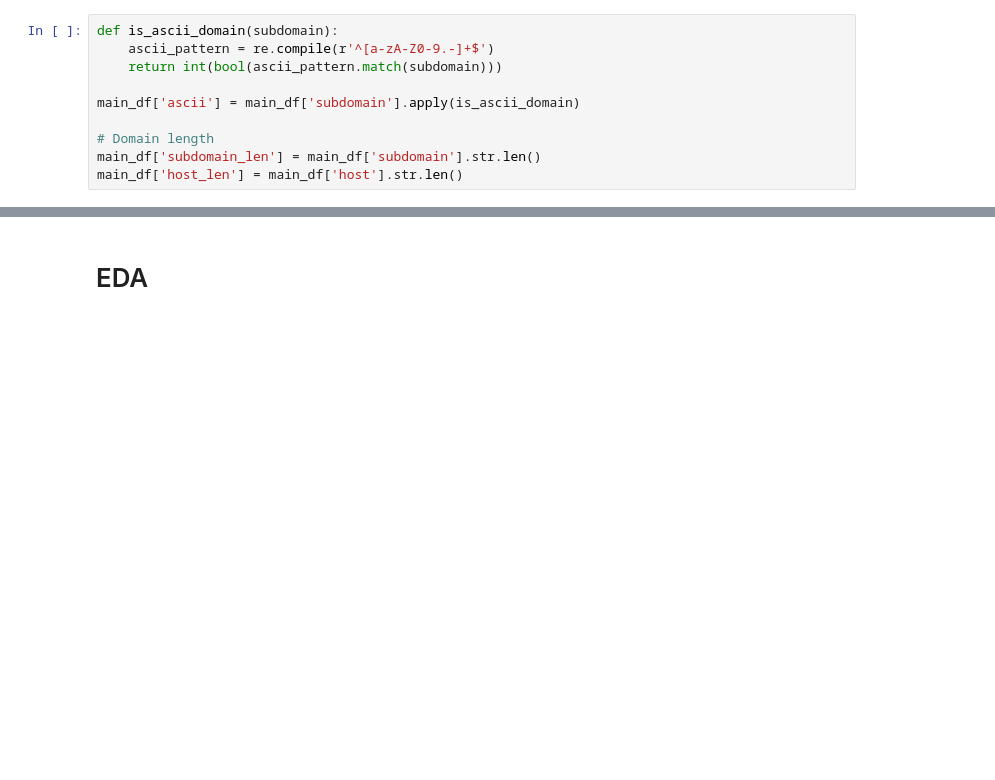
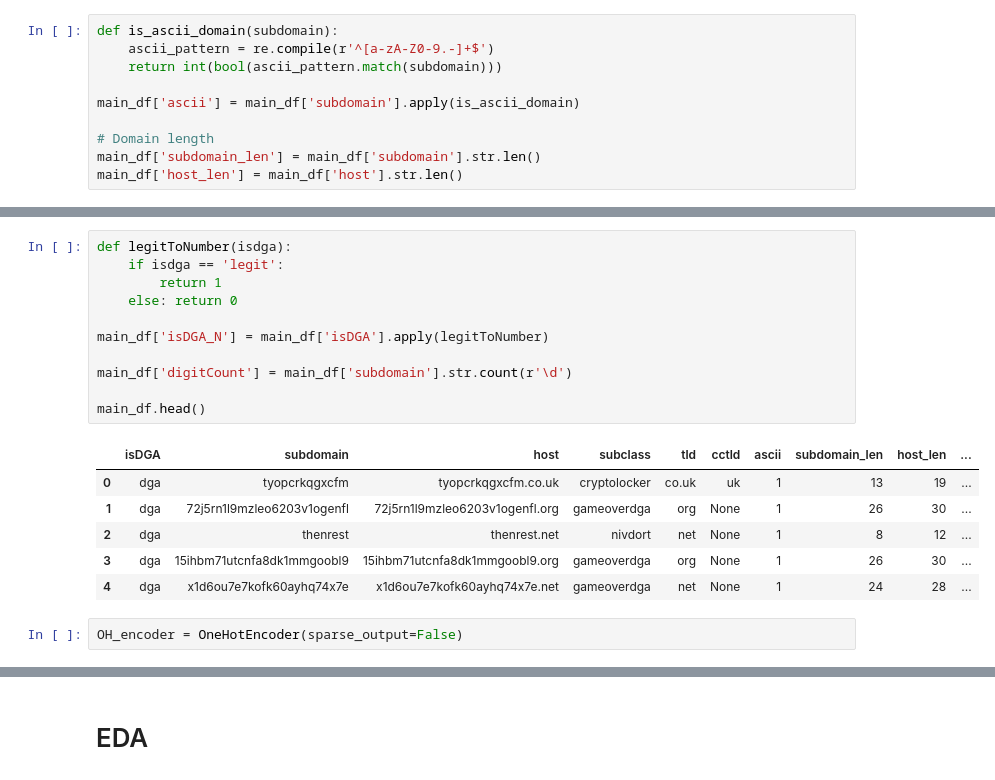
Before and after one commit to ezishr/cybersecurity, a Jupyter notebook: eda.ipynb, the cells around one changed output, grey strips where cells are left out. Cells and saved outputs as stored; diff of their text form; blank space fills up the shorter version.

```diff
--- a/eda.ipynb
+++ b/eda.ipynb
@@ -50,3 +72,23 @@ main_df['subdomain_consonant_count'] = main_df['subdomain'].str.lower().str.coun
 
 # Has Numeric - boolean to int type
 main_df['has_num'] = main_df['subdomain'].str.contains(r'\d').astype(int)
+# %%
+def legitToNumber(isdga):
+    if isdga == 'legit':
+        return 1
+    else: return 0
+
+main_df['isDGA_N'] = main_df['isDGA'].apply(legitToNumber)
+
+main_df['digitCount'] = main_df['subdomain'].str.count(r'\d')
+
+main_df.head()
+# %% [output]
+|  | isDGA | subdomain | host | subclass | tld | cctld | ascii | subdomain_len | host_len | ... |
+| 0 | dga | tyopcrkqgxcfm | tyopcrkqgxcfm.co.uk | cryptolocker | co.uk | uk | 1 | 13 | 19 | ... |
+| 1 | dga | 72j5rn1l9mzleo6203v1ogenfl | 72j5rn1l9mzleo6203v1ogenfl.org | gameoverdga | org | None | 1 | 26 | 30 | ... |
+| 2 | dga | thenrest | thenrest.net | nivdort | net | None | 1 | 8 | 12 | ... |
+| 3 | dga | 15ihbm71utcnfa8dk1mmgoobl9 | 15ihbm71utcnfa8dk1mmgoobl9.org | gameoverdga | org | None | 1 | 26 | 30 | ... |
+| 4 | dga | x1d6ou7e7kofk60ayhq74x7e | x1d6ou7e7kofk60ayhq74x7e.net | gameoverdga | net | None | 1 | 24 | 28 | ... |
+# %%
+OH_encoder = OneHotEncoder(sparse_output=False)
```
Also changed, not shown: parts of 21 cells of this notebook, 2 other files.
